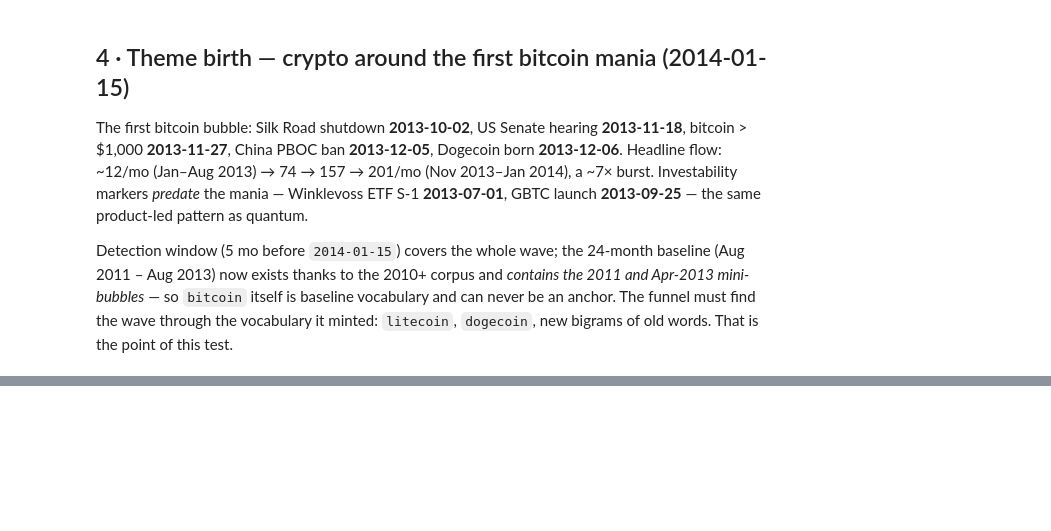
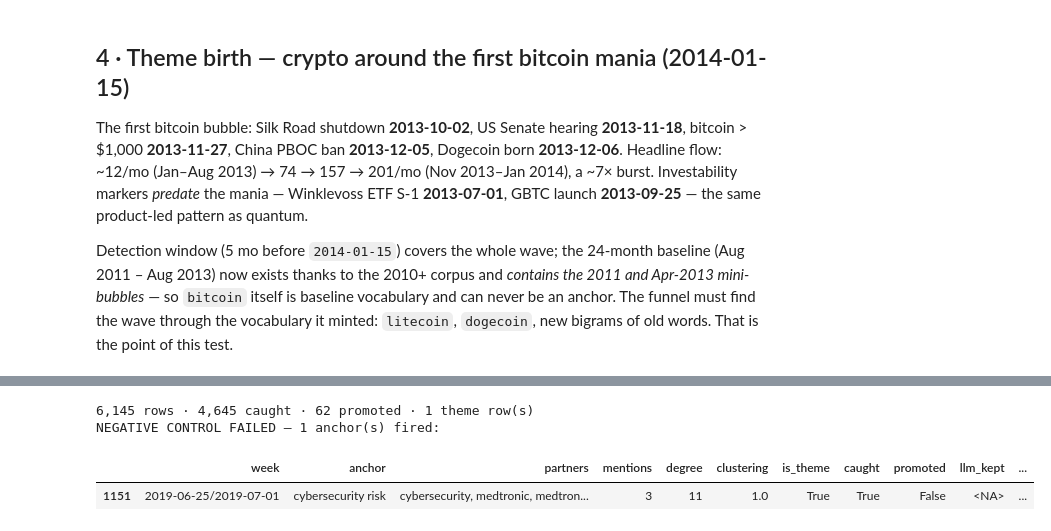
Before and after one commit to FedericoCinus/ThematicTrading, a Jupyter notebook: code/notebooks/0.28-theme-detect-demo.ipynb, the cells around one changed output, grey strips where cells are left out. Saved outputs shown, nothing was run; the diff lists cells and outputs as text; code cells hidden in the pictures; blank space fills up the shorter version.

```diff
--- a/code/notebooks/0.28-theme-detect-demo.ipynb
+++ b/code/notebooks/0.28-theme-detect-demo.ipynb
@@ -136,0 +278,15 @@ btc[btc.is_theme].head(20)
+# %%
+CYBER = r"cyber ?security|cyber-? ?attack|ransomware|data breach|malware|phishing|cybercrime"
+corpus_cy = load_corpus(2017, 2019)
+
+cy = detect_theme(corpus_cy, "2019-10-25", theme_hint=CYBER)
+n_theme = int(cy.is_theme.sum())
+print(f"{len(cy):,} rows · {int(cy.caught.sum()):,} caught · {int(cy.promoted.sum())} promoted · {n_theme} theme row(s)")
+print("NEGATIVE CONTROL " + ("PASSED — funnel stays silent on a chronic, non-emerging theme"
+                             if n_theme == 0 else f"FAILED — {n_theme} anchor(s) fired:"))
+cy[cy.is_theme].head(10)
+# %% [output]
+6,145 rows · 4,645 caught · 62 promoted · 1 theme row(s)
+NEGATIVE CONTROL FAILED — 1 anchor(s) fired:
+|  | week | anchor | partners | mentions | degree | clustering | is_theme | caught | promoted | llm_kept | ... |
+| 1151 | 2019-06-25/2019-07-01 | cybersecurity risk | cybersecurity, medtronic, medtron... | 3 | 11 | 1.0 | True | True | False | <NA> | ... |
```
Also changed, not shown: parts of 10 cells of this notebook.
